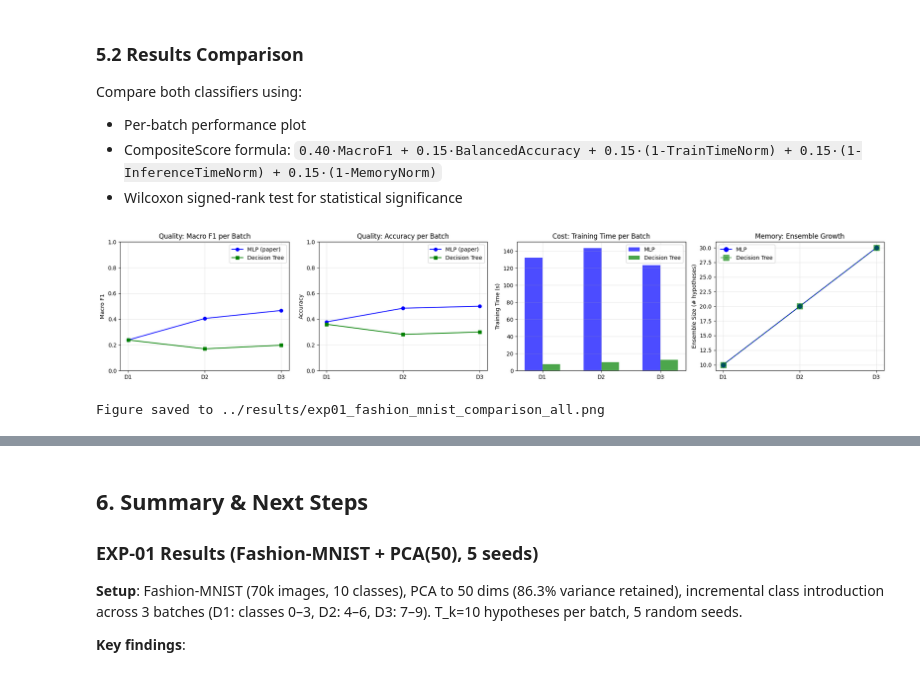
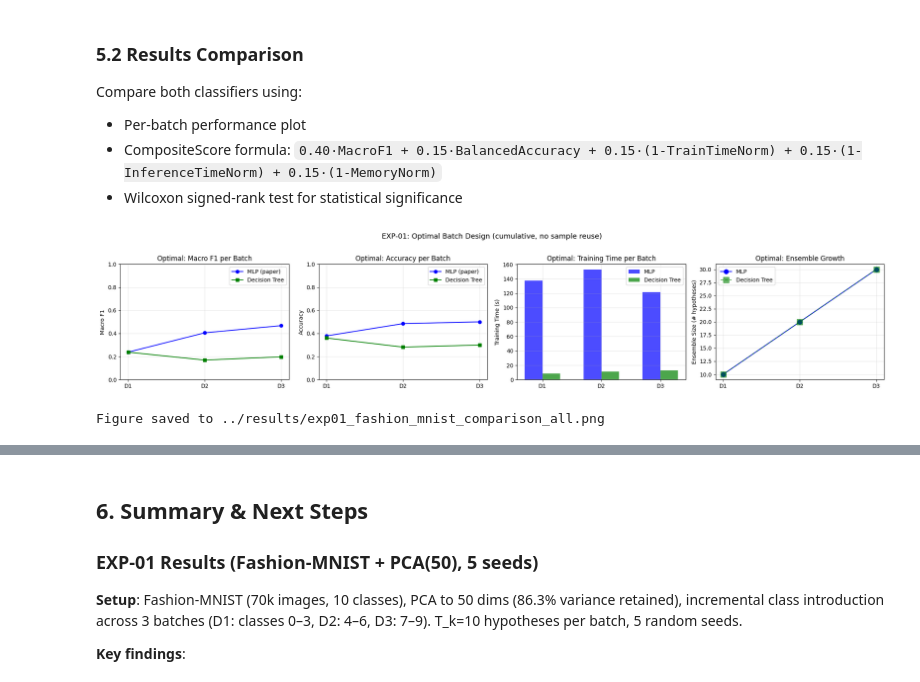
Before and after one commit to magda1231/ML_project, a Jupyter notebook: notebooks/01_learnpp_walkthrough.ipynb, the cells around one changed output, grey strips where cells are left out. Cells and saved outputs as stored; diff of their text form; code cells hidden in the pictures.

```diff
--- a/notebooks/01_learnpp_walkthrough.ipynb
+++ b/notebooks/01_learnpp_walkthrough.ipynb
@@ -640,18 +669,18 @@ def print_learnpp_table(class_perf, gen_perf, model_name, seed):
     print(test_row)
     print("=" * len(header))
 # %%
-import warnings
+
 
 SEEDS = [42, 123, 456, 789, 1024]
 
 print("=" * 80)
-print(f"EXP-01a: Learn++ with MLP — {len(SEEDS)} seeds")
+print(f"EXP-02a: Learn++ with MLP — {len(SEEDS)} seeds")
 print("=" * 80)
 with warnings.catch_warnings():
     warnings.simplefilter("ignore")
 
     all_results_mlp = run_multi_seed(
-        make_paper_learner, "MLP", batches_fmnist_optimal, X_test_all, y_test_all, T_k=10, seeds=SEEDS
+        make_paper_learner, "MLP", batches_fmnist, X_test_all, y_test_all, T_k=10, seeds=SEEDS
     )
 
 for r in all_results_mlp:
@@ -660,10 +689,10 @@ for r in all_results_mlp:
 
 print()
 print("=" * 80)
-print(f"EXP-01b: Learn++ with Decision Tree — {len(SEEDS)} seeds")
+print(f"EXP-02b: Learn++ with Decision Tree — {len(SEEDS)} seeds")
 print("=" * 80)
 all_results_dt = run_multi_seed(
-    make_recommended_learner, "Decision Tree", batches_fmnist_optimal, X_test_all, y_test_all, T_k=10, seeds=SEEDS
+    make_recommended_learner, "Decision Tree", batches_fmnist, X_test_all, y_test_all, T_k=10, seeds=SEEDS
 )
 
 for r in all_results_dt:
@@ -755,67 +795,68 @@ import numpy as np
 import matplotlib.pyplot as plt
 import os
 
-# Create results directory if it doesn't exist
 os.makedirs('../results', exist_ok=True)
 
 fig, axes = plt.subplots(1, 4, figsize=(20, 4))
 
-batch_labels = ["D1", "D2", "D3"]
+n_batches = len(results_mlp_optimal['batch_f1'])
+batch_labels = [f"D{i+1}" for i in range(n_batches)]
 
+mlp_f1 = results_mlp_optimal['batch_f1']
+dt_f1 = results_dt_optimal['batch_f1']
 
-mlp_f1 = results_mlp['batch_f1']
-dt_f1 = results_dt['batch_f1']
+mlp_acc = results_mlp_optimal['batch_acc']
+dt_acc = results_dt_optimal['batch_acc']
 
-mlp_acc = results_mlp['batch_acc']
-dt_acc = results_dt['batch_acc']
+mlp_time = results_mlp_optimal['batch_train_time']
+dt_time = results_dt_optimal['batch_train_time']
 
-mlp_time = results_mlp['batch_train_time']
-dt_time = results_dt['batch_train_time']
-
-mlp_ens = results_mlp['ensemble_sizes']
-dt_ens = results_dt['ensemble_sizes']
+mlp_ens = results_mlp_optimal['ensemble_sizes']
+dt_ens = results_dt_optimal['ensemble_sizes']
 
 # 1. MacroF1 per batch
 axes[0].plot(batch_labels, mlp_f1, 'o-', label='MLP (paper)', color='blue')
 axes[0].plot(batch_labels, dt_f1, 's-', label='Decision Tree', color='green')
 axes[0].set_ylabel('Macro F1')
-axes[0].set_title('Quality: Macro F1 per Batch')
+axes[0].set_title('Optimal: Macro F1 per Batch')
 axes[0].legend()
 axes[0].set_ylim(0, 1)
 axes[0].grid(True, alpha=0.3)
 
-
+# 2. Accuracy per batch
 axes[1].plot(batch_labels, mlp_acc, 'o-', label='MLP (paper)', color='blue')
 axes[1].plot(batch_labels, dt_acc, 's-', label='Decision Tree', color='green')
 axes[1].set_ylabel('Accuracy')
-axes[1].set_title('Quality: Accuracy per Batch')
+axes[1].set_title('Optimal: Accuracy per Batch')
 axes[1].legend()
 axes[1].set_ylim(0, 1)
 axes[1].grid(True, alpha=0.3)
 
-axes[2].bar(np.arange(3) - 0.15, mlp_time, 0.3, label='MLP', color='blue', alpha=0.7)
-axes[2].bar(np.arange(3) + 0.15, dt_time, 0.3, label='Decision Tree', color='green', alpha=0.7)
-axes[2].set_xticks(range(3))
+# 3. Training time
+axes[2].bar(np.arange(n_batches) - 0.15, mlp_time, 0.3, label='MLP', color='blue', alpha=0.7)
+axes[2].bar(np.arange(n_batches) + 0.15, dt_time, 0.3, label='Decision Tree', color='green', alpha=0.7)
+axes[2].set_xticks(range(n_batches))
 axes[2].set_xticklabels(batch_labels)
 axes[2].set_ylabel('Training Time (s)')
-axes[2].set_title('Cost: Training Time per Batch')
+axes[2].set_title('Optimal: Training Time per Batch')
 axes[2].legend()
 axes[2].grid(True, alpha=0.3)
 
-
+# 4. Ensemble size
 axes[3].plot(batch_labels, mlp_ens, 'o-', label='MLP', color='blue', markersize=8)
 axes[3].plot(batch_labels, dt_ens, 's--', label='Decision Tree', color='green',
              markersize=10, alpha=0.6)
 axes[3].set_ylabel('Ensemble Size (# hypotheses)')
-axes[3].set_title('Memory: Ensemble Growth')
+axes[3].set_title('Optimal: Ensemble Growth')
 axes[3].legend()
 axes[3].grid(True, alpha=0.3)
 
+plt.suptitle('EXP-01: Optimal Batch Design (cumulative, no sample reuse)', fontsize=13, y=1.02)
 plt.tight_layout()
 plt.savefig('../results/exp01_fashion_mnist_comparison_all.png', dpi=150, bbox_inches='tight')
 plt.show()
 print("Figure saved to ../results/exp01_fashion_mnist_comparison_all.png")
 # %% [output]
-[figure, old version]
+[figure, new version]
 Figure saved to ../results/exp01_fashion_mnist_comparison_all.png
 # %%
```
Also changed, not shown: parts of 9 cells of this notebook, 4 other files.
